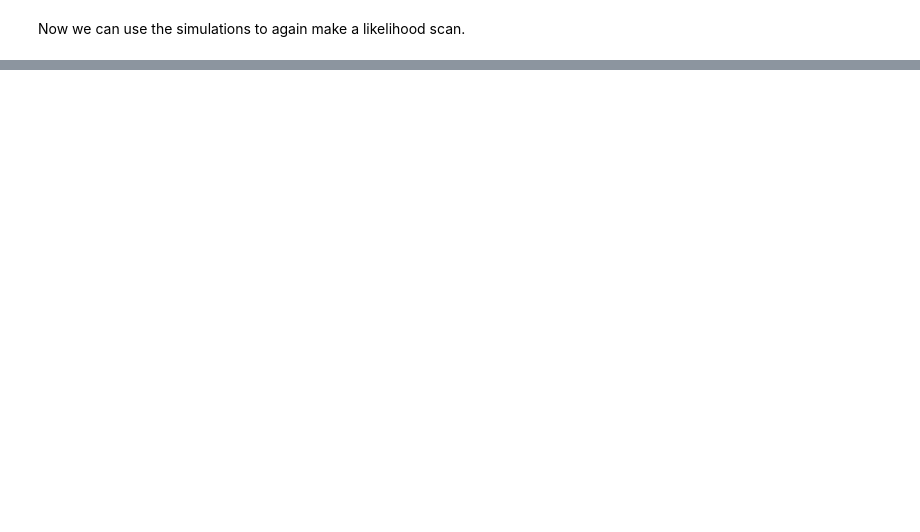
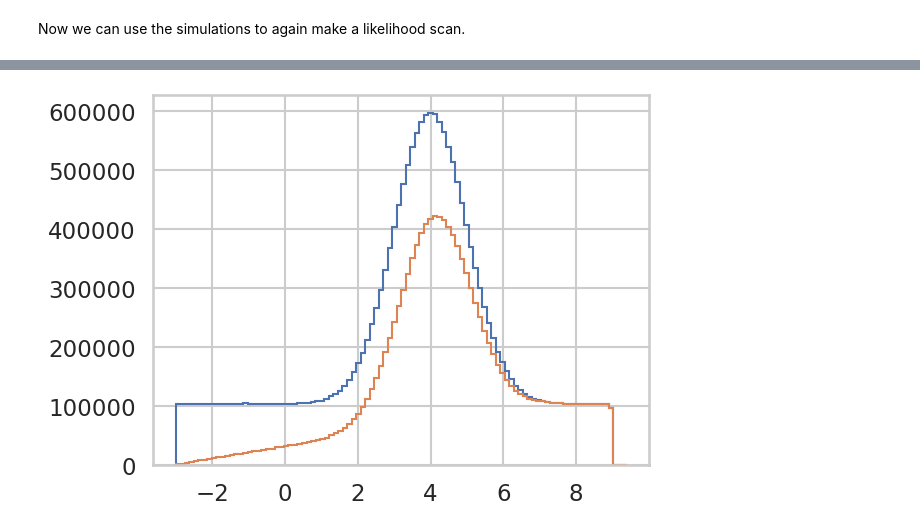
Before and after one commit to n-idw/tutorials, a Jupyter notebook: maximum_likelihood_method.ipynb, the cells around one changed output, grey strips where cells are left out. Saved outputs shown, nothing was run; the diff lists cells and outputs as text; code cells hidden in the pictures; blank space fills up the shorter version.

```diff
--- a/maximum_likelihood_method.ipynb
+++ b/maximum_likelihood_method.ipynb
@@ -513,0 +592,6 @@ Best sigma: 1.0
+# %%
+plt.hist(mc, bins=100, histtype="step")
+plt.hist(acc_mc, bins=100, histtype="step")
+plt.show()
+# %% [output]
+[figure, added]
```
Also changed, not shown: parts of 17 cells of this notebook.
